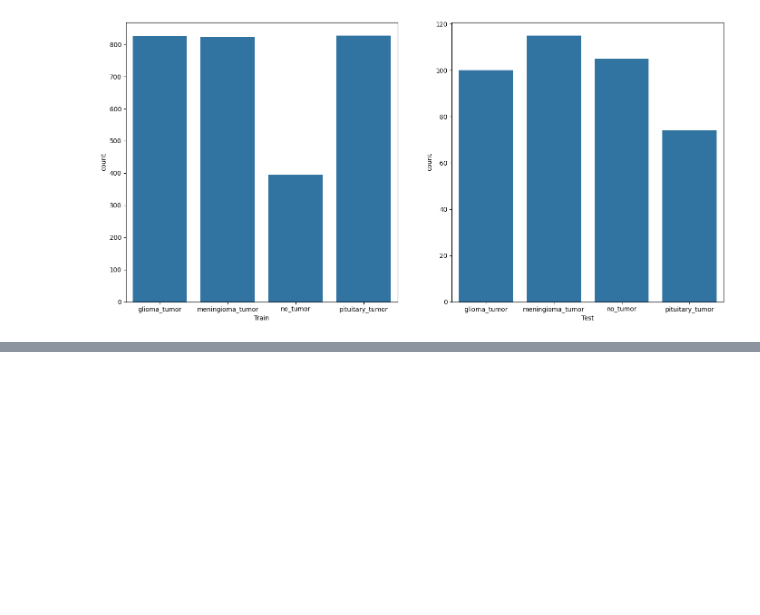
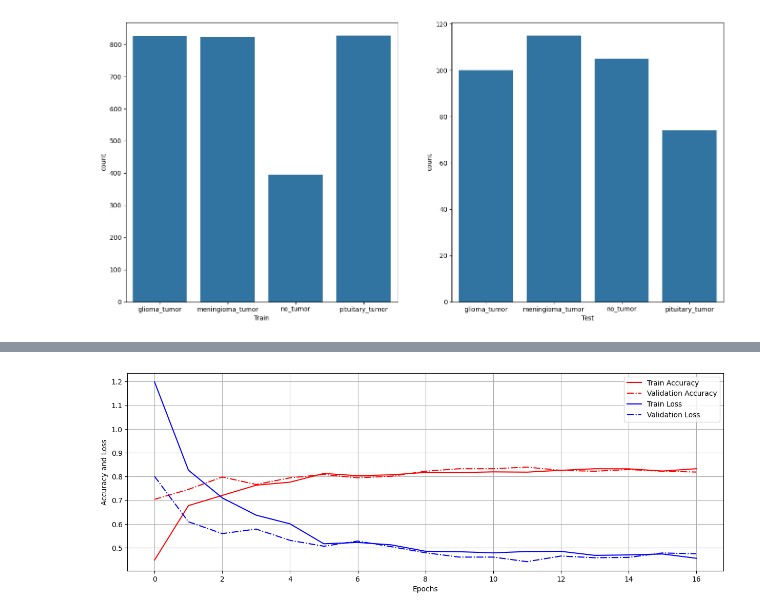
Before and after one commit to Oikiy/Brain_tumor_remote, a Jupyter notebook: Notebook.ipynb, the cells around one changed output, grey strips where cells are left out. Cells and saved outputs as stored; diff of their text form; code cells hidden in the pictures; blank space fills up the shorter version.

```diff
--- a/Notebook.ipynb
+++ b/Notebook.ipynb
@@ -269,0 +461,28 @@ train_x.shape, train_y.shape, val_x.shape, val_y.shape
+# %%
+#5.2.a Define a directory to save the model
+model_2_dir = 'model_2.keras'
+history_2_dir = 'history_2.csv'
+
+#5.2.b Define the model by transfer learning model using VGG16
+
+## Load the VGG16 model
+VGG16_base = VGG16(weights='imagenet', include_top=False, input_shape=(img_size, img_size, 3))
+
+## Make sure the base model is not trainable
+VGG16_base.trainable = False
+
+## Additional layers
+model_2 = VGG16_base.output
+model_2 = tf.keras.layers.Conv2D(kernel_size=(3,3) ,filters=64, activation='relu', padding='same')(model_2)
+model_2 = tf.keras.layers.GlobalAveragePooling2D()(model_2)
+
+model_2 = tf.keras.layers.Dense(128, activation='relu')(model_2)
+model_2 = tf.keras.layers.Dropout(rate=0.5)(model_2)
+model_2 = tf.keras.layers.Dense(4, activation='sigmoid')(model_2)
+model_2 = tf.keras.models.Model(inputs=VGG16_base.input, outputs = model_2)
+#5.2.c Execute the model
+model_2, history_2 = modelEXE(model_2_dir, history_2_dir, model_2, X_train, y_train, X_val, y_val)
+
+#5.2.d Plot the history
+plot_history(history_2)
+# %% [output]
@@ -269,0 +490 @@ train_x.shape, train_y.shape, val_x.shape, val_y.shape
+[figure, added]
```
Also changed, not shown: parts of 66 cells of this notebook, 12 other files.
